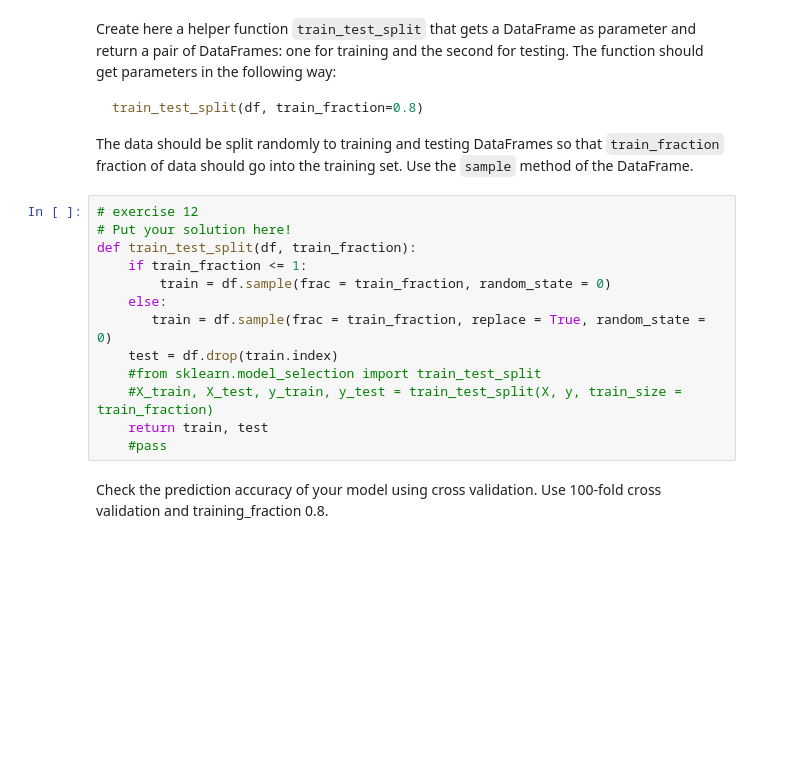
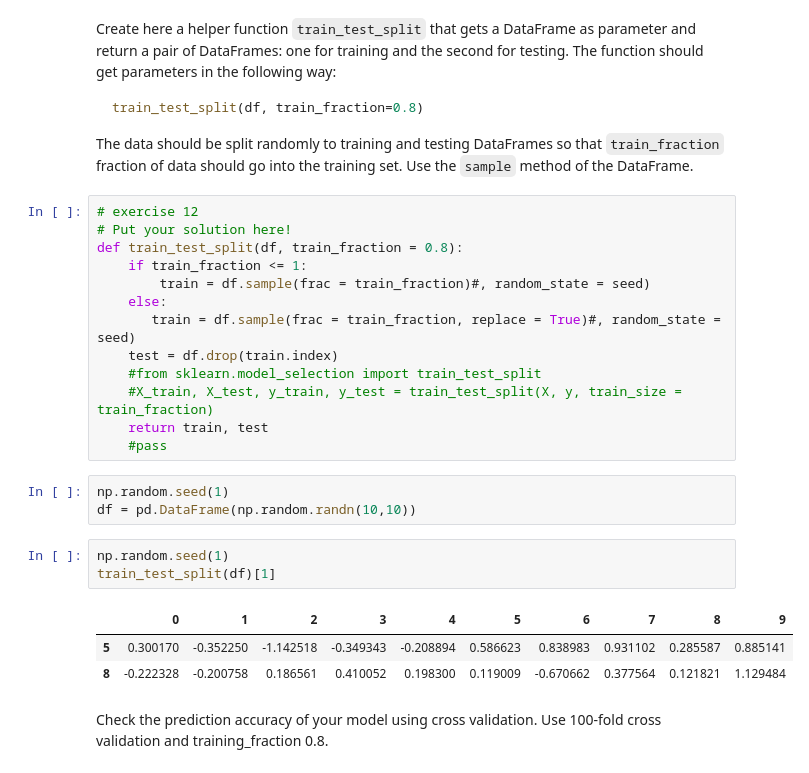
Before and after one commit to ngoubou/data_analysis_python_helsinki, a Jupyter notebook: week7_project/1_project_notebook_regression_analysis.ipynb, the cells around one changed output. Saved outputs shown, nothing was run; the diff lists cells and outputs as text; blank space fills up the shorter version.

```diff
--- a/week7_project/1_project_notebook_regression_analysis.ipynb
+++ b/week7_project/1_project_notebook_regression_analysis.ipynb
@@ -245,16 +245,26 @@ The data should be split randomly to training and testing DataFrames so that `tr
 # %%
 # exercise 12
 # Put your solution here!
-def train_test_split(df, train_fraction):
+def train_test_split(df, train_fraction = 0.8):
     if train_fraction <= 1:
-        train = df.sample(frac = train_fraction, random_state = 0)
+        train = df.sample(frac = train_fraction)#, random_state = seed)
     else:
-       train = df.sample(frac = train_fraction, replace = True, random_state = 0)
+       train = df.sample(frac = train_fraction, replace = True)#, random_state = seed)
     test = df.drop(train.index)
     #from sklearn.model_selection import train_test_split
     #X_train, X_test, y_train, y_test = train_test_split(X, y, train_size = train_fraction)
     return train, test
     #pass
+# %%
+np.random.seed(1)
+df = pd.DataFrame(np.random.randn(10,10))
+# %%
+np.random.seed(1)
+train_test_split(df)[1]
+# %% [output]
+|  | 0 | 1 | 2 | 3 | 4 | 5 | 6 | 7 | 8 | 9 |
+| 5 | 0.300170 | -0.352250 | -1.142518 | -0.349343 | -0.208894 | 0.586623 | 0.838983 | 0.931102 | 0.285587 | 0.885141 |
+| 8 | -0.222328 | -0.200758 | 0.186561 | 0.410052 | 0.198300 | 0.119009 | -0.670662 | 0.377564 | 0.121821 | 1.129484 |
 # %% [markdown]
 Check the prediction accuracy of your model using cross validation. Use 100-fold cross validation and training_fraction 0.8.
 # %%
```
Also changed, not shown: parts of 1 cell of this notebook.
